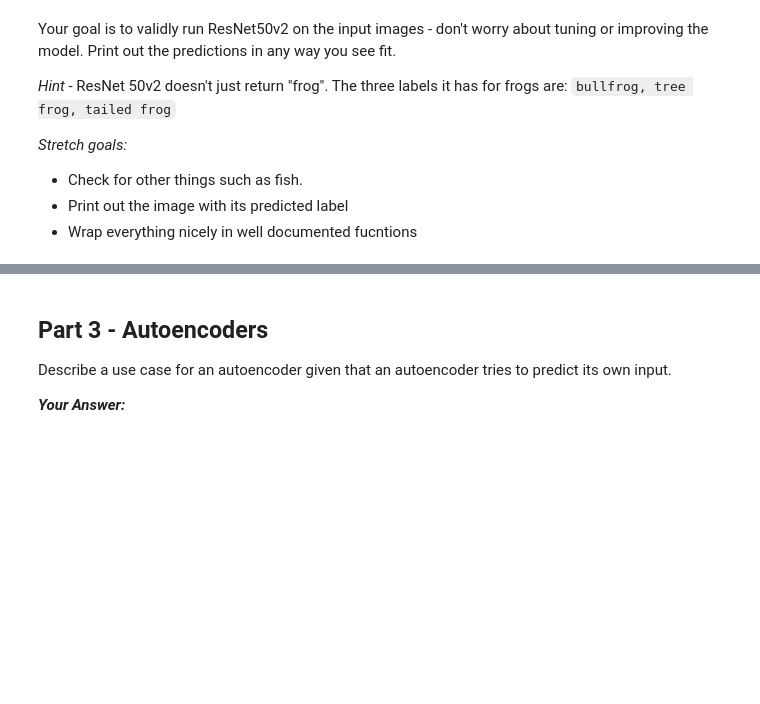
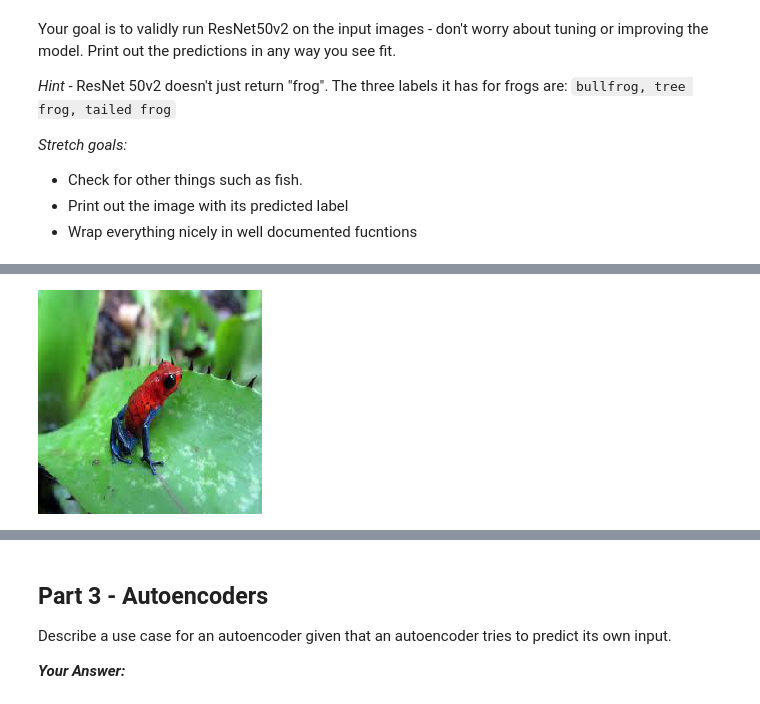
Before and after one commit to marianvinas/DS-Unit-4-Sprint-3-Deep-Learning, a Jupyter notebook: MVLS_DS_Unit_4_Sprint_Challenge_3_v2.ipynb, the cells around one changed output, grey strips where cells are left out. Saved outputs shown, nothing was run; the diff lists cells and outputs as text; code cells hidden in the pictures; blank space fills up the shorter version.

```diff
--- a/MVLS_DS_Unit_4_Sprint_Challenge_3_v2.ipynb
+++ b/MVLS_DS_Unit_4_Sprint_Challenge_3_v2.ipynb
@@ -212,0 +327,4 @@ from tensorflow.keras.applications.resnet_v2 import ResNet50V2, decode_predictio
+# %%
+process_img_path('/content/sample_data/frog_images/frog_2.jpg')
+# %% [output]
+[figure, added]
```
Also changed, not shown: parts of 24 cells of this notebook, 3 other files.
